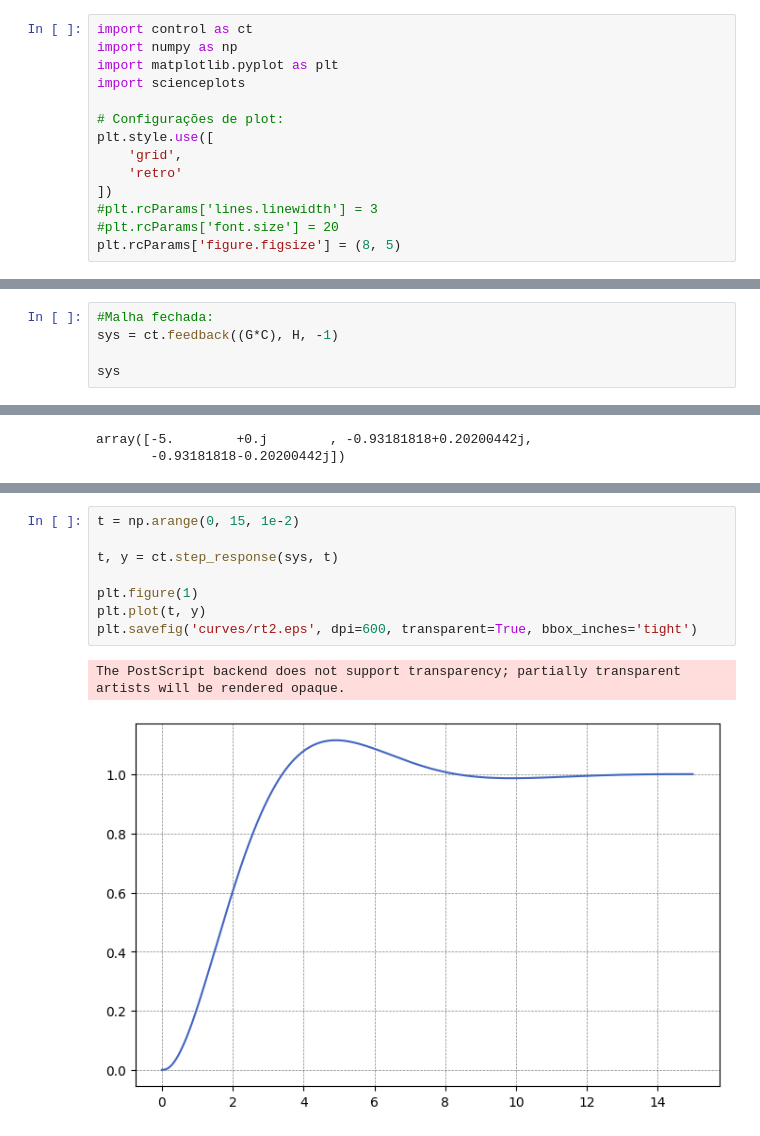
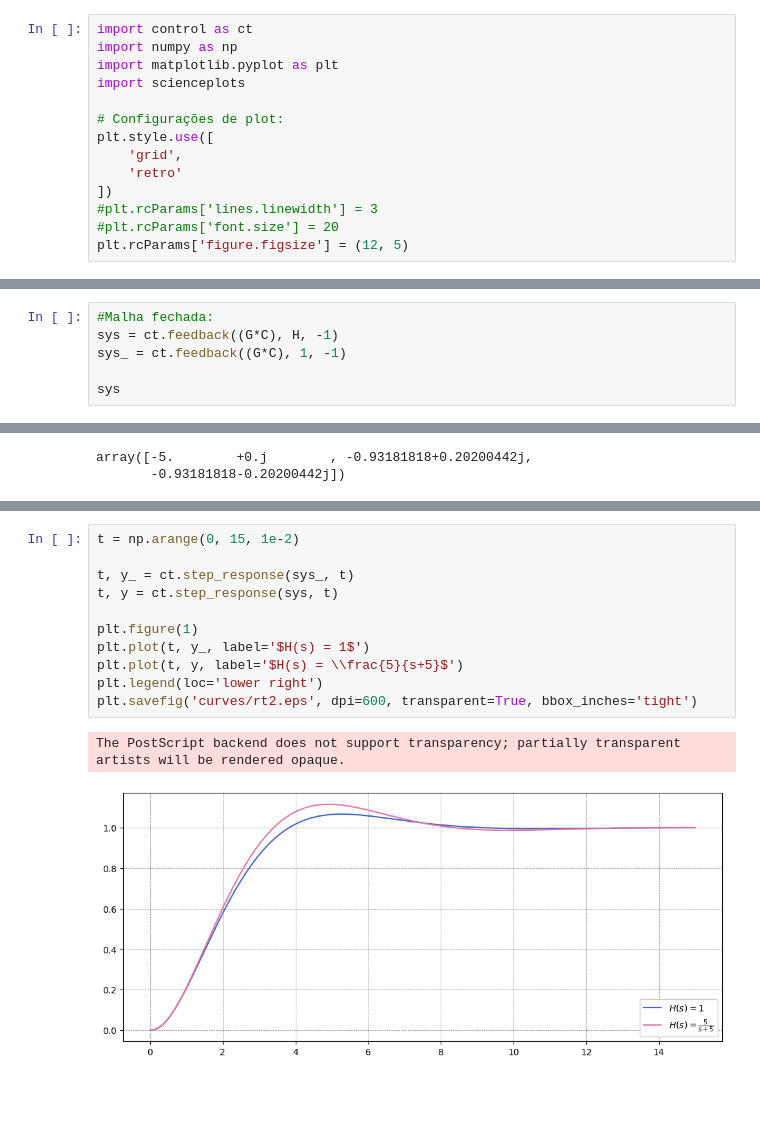
Before and after one commit to ErickNMA/Inst._Ind., a Jupyter notebook: Analise Dinamica de Sensores/item2.ipynb, the cells around one changed output, grey strips where cells are left out. Drawn from its saved outputs; the diff is of its cells as text; blank space fills up the shorter version.

```diff
--- a/Analise Dinamica de Sensores/item2.ipynb
+++ b/Analise Dinamica de Sensores/item2.ipynb
@@ -11,7 +11,7 @@ plt.style.use([
 ])
 #plt.rcParams['lines.linewidth'] = 3
 #plt.rcParams['font.size'] = 20
-plt.rcParams['figure.figsize'] = (8, 5)
+plt.rcParams['figure.figsize'] = (12, 5)
 # %%
 s = ct.tf('s')
 
@@ -26,6 +26,7 @@ H = (5/(s+5))
 # %%
 #Malha fechada:
 sys = ct.feedback((G*C), H, -1)
+sys_ = ct.feedback((G*C), 1, -1)
 
 sys
 # %% [output]
@@ -56,11 +61,14 @@ The PostScript backend does not support transparency; partially transparent arti
 # %%
 t = np.arange(0, 15, 1e-2)
 
+t, y_ = ct.step_response(sys_, t)
 t, y = ct.step_response(sys, t)
 
 plt.figure(1)
-plt.plot(t, y)
+plt.plot(t, y_, label='$H(s) = 1$')
+plt.plot(t, y, label='$H(s) = \\frac{5}{s+5}$')
+plt.legend(loc='lower right')
 plt.savefig('curves/rt2.eps', dpi=600, transparent=True, bbox_inches='tight')
 # %% [output]
 The PostScript backend does not support transparency; partially transparent artists will be rendered opaque.
-[figure, old version]
+[figure, new version]
```
Also changed, not shown: parts of 2 cells of this notebook, 15 other files.
